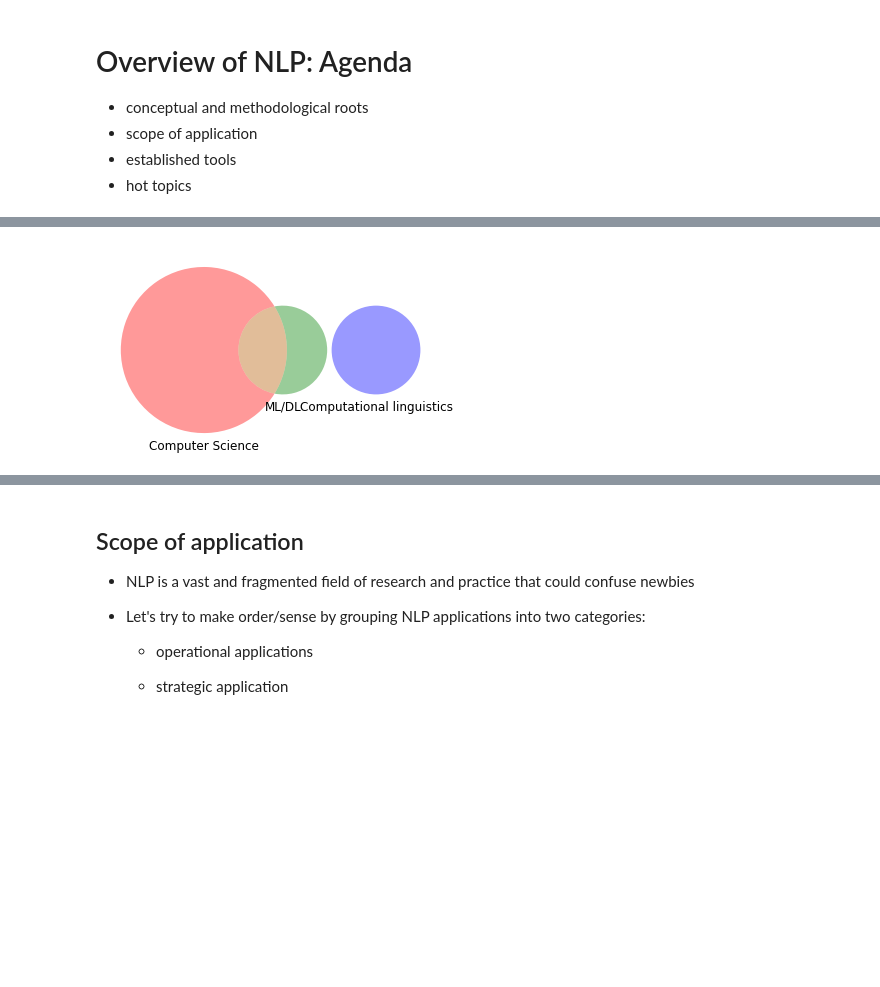
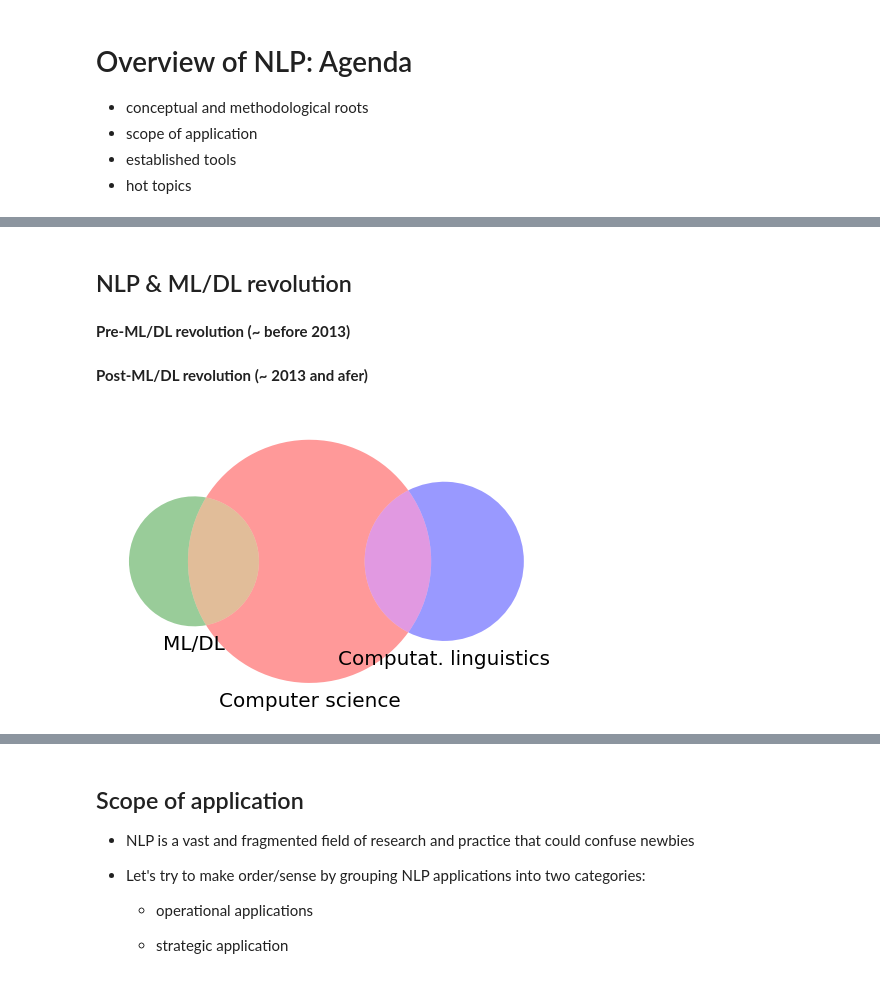
Before and after one commit to simoneSantoni/NLP-orgs-markets, a Jupyter notebook: week1/lecture_notes.ipynb, the cells around one changed output, grey strips where cells are left out. Drawn from its saved outputs; the diff is of its cells as text; code cells hidden in the pictures; blank space fills up the shorter version.

Commit message:
Initial commit.

```diff
--- a/week1/lecture_notes.ipynb
+++ b/week1/lecture_notes.ipynb
@@ -20,24 +40,46 @@ Conceptual and methodological roots
+# %% [markdown]
+NLP & ML/DL revolution
+----------------------------------
+# %% [markdown]
+**Pre-ML/DL revolution (~ before 2013)**
+# %% [markdown]
+**Post-ML/DL revolution (~ 2013 and afer)**
 # %%
-from matplotlib import pyplot as plt
-from matplotlib_venn import venn3, venn3_circles
+# initialize figure and create plot
+fig = plt.figure(figsize=(8, 8))
 
+# data series
 set1 = set(['A', 'B', 'C', 'D', 'E', 'F', 'G'])
 set2 = set(['B', 'I',])
-set3 = set(['J', 'L'])
+set3 = set(['A', 'J', 'L'])
 
-out = venn3([set1, set2, set3],
-            ('Computer Science',
+# plot data
+ax = venn3([set1, set2, set3],
+            ('Computer science',
              'ML/DL',
-             'Computational linguistics'),
+             'Computat. linguistics'),
             set_colors=('r', 'g', 'b'))
 
-for idx, subset in enumerate(out.subset_labels):
+
+
+# remove datapoints
+for idx, subset in enumerate(ax.subset_labels):
     if subset is not None:
-        out.subset_labels[idx].set_visible(False)
+        ax.subset_labels[idx].set_visible(False)
     else:
         pass
 
-plt.show(out)
+# font size
+for text in ax.set_labels:
+    text.set_fontsize(20)
+for text in ax.subset_labels:
+    if subset is not None:
+        text.set_fontsize(20)
+    else:
+        pass
+
+# show plot
+plt.show(ax)
 # %% [output]
-[figure, old version]
+[figure, new version]
 # %%
```
Also changed, not shown: parts of 17 cells of this notebook, 8 other files.
